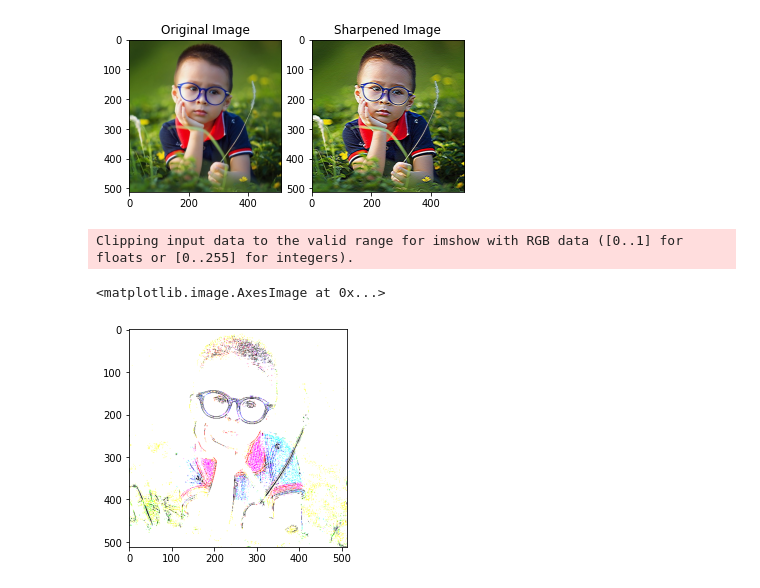
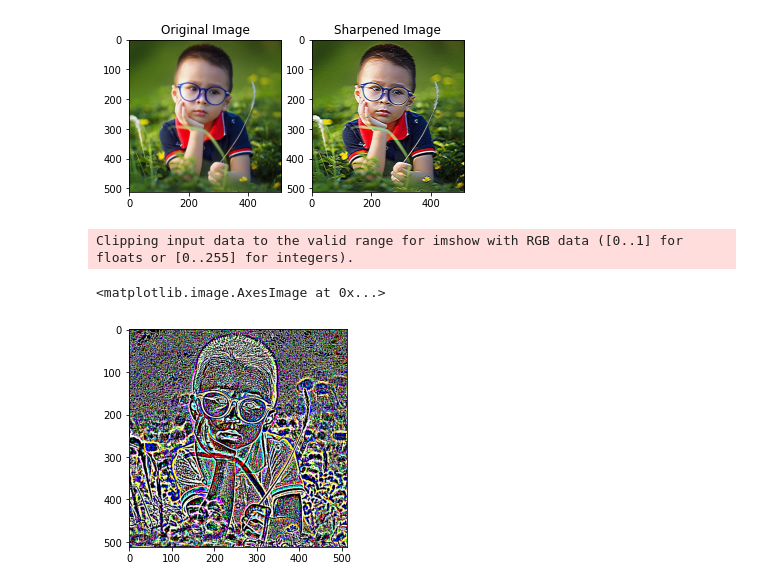
Before and after one commit to DastanIqbal/LearnOpenCV, a Jupyter notebook: src/OpenCV/week4/5-gradients/sharpeningFilter.ipynb, the cells around one changed output. Saved outputs shown, nothing was run; the diff lists cells and outputs as text; code cells hidden in the pictures.

```diff
--- a/src/OpenCV/week4/5-gradients/sharpeningFilter.ipynb
+++ b/src/OpenCV/week4/5-gradients/sharpeningFilter.ipynb
@@ -23,10 +23,11 @@ Text(0.5, 1.0, 'Sharpened Image')
 # %%
 #𝐼𝑠=𝐼+𝛼(𝐼−𝐼𝑏)
 
 imb = cv2.GaussianBlur(im,(3,3),0)
-shaprenIm = im + 1*(im - imb)
+im=cv2.Laplacian(imb, cv2.CV_32F, ksize=3,scale=1,delta=0)
+shaprenIm = im + 1*im
 plt.imshow(shaprenIm[...,::-1])
 # %% [output]
 Clipping input data to the valid range for imshow with RGB data ([0..1] for floats or [0..255] for integers).
 <matplotlib.image.AxesImage at 0x...>
-[figure, old version]
+[figure, new version]
```
Also changed, not shown: 1 other file.
